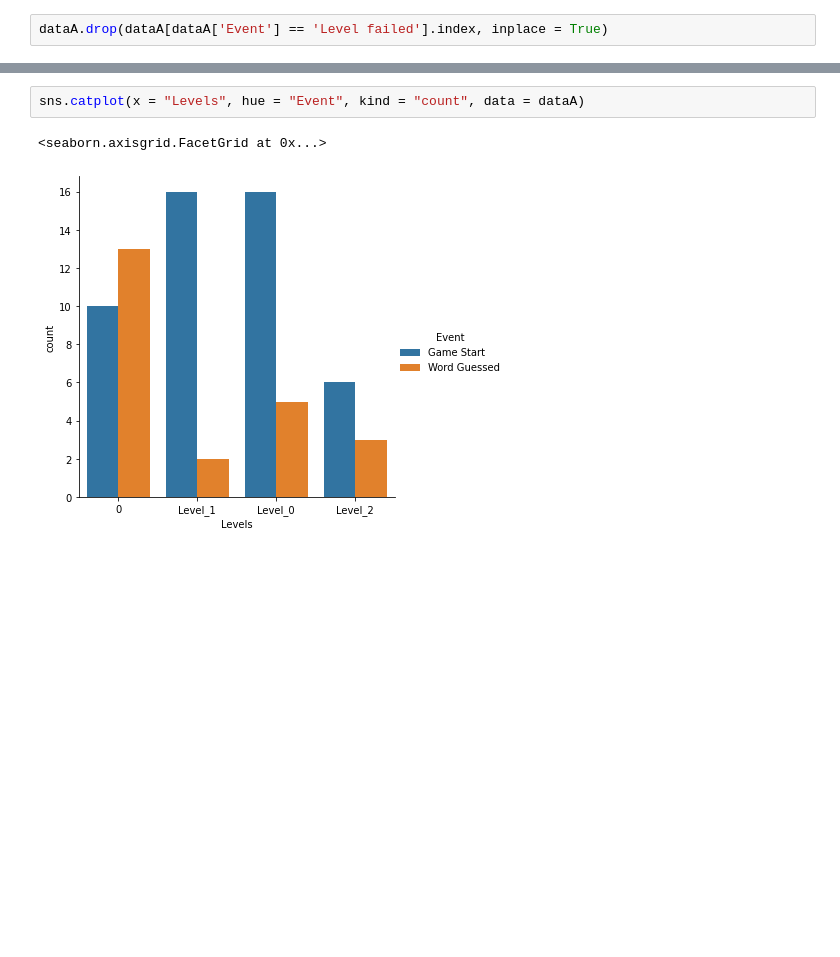
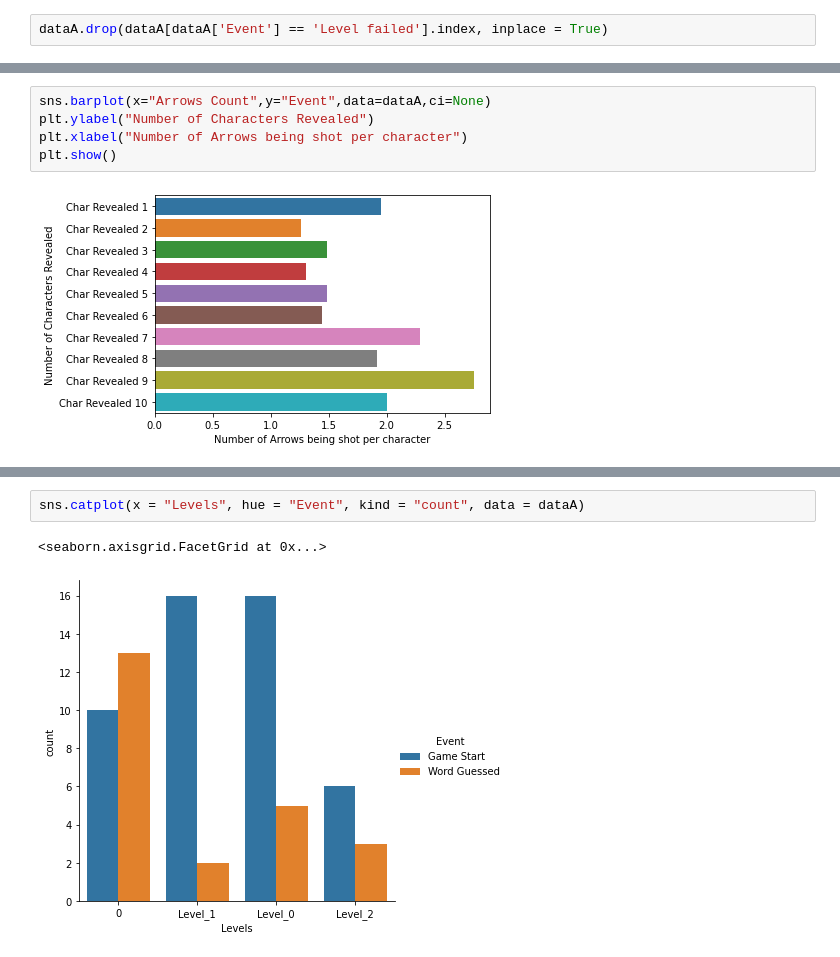
Before and after one commit to karvis9/CSCI526_Annex, a Jupyter notebook: analyticsgraph/webGLdataGraph1.ipynb, the cells around one changed output, grey strips where cells are left out. Drawn from its saved outputs; the diff is of its cells as text; blank space fills up the shorter version.

```diff
--- a/analyticsgraph/webGLdataGraph1.ipynb
+++ b/analyticsgraph/webGLdataGraph1.ipynb
@@ -397,0 +399,7 @@ dataA
+# %%
+sns.barplot(x="Arrows Count",y="Event",data=dataA,ci=None)
+plt.ylabel("Number of Characters Revealed")
+plt.xlabel("Number of Arrows being shot per character")
+plt.show()
+# %% [output]
+[figure, added]
```
Also changed, not shown: parts of 15 cells of this notebook.
